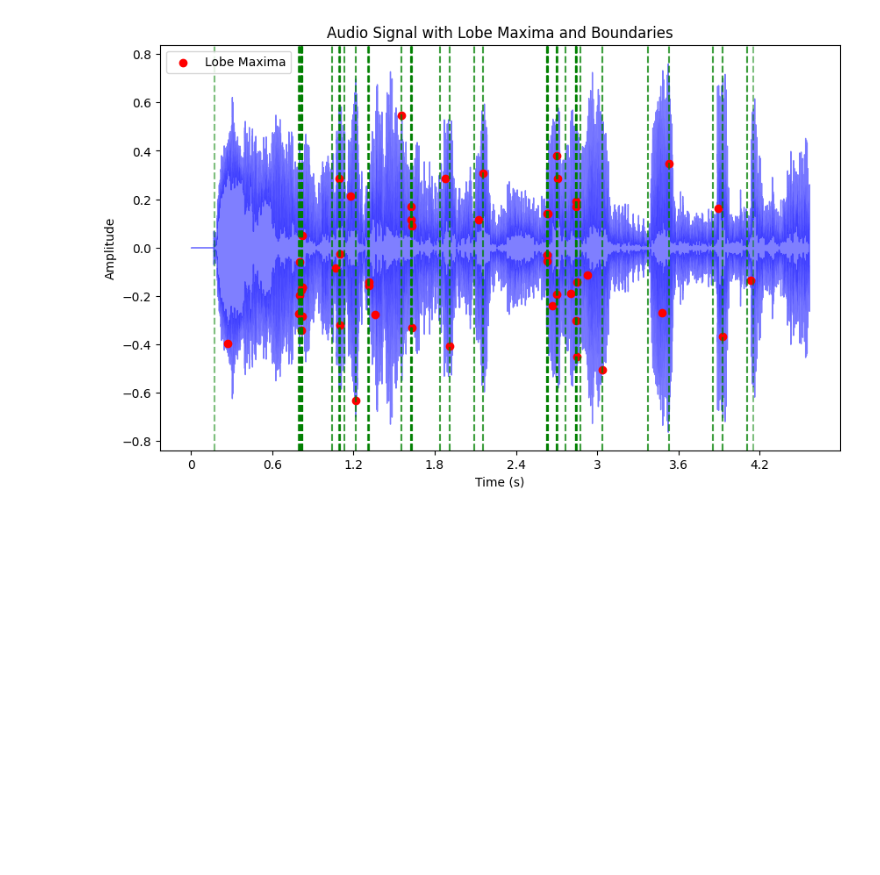
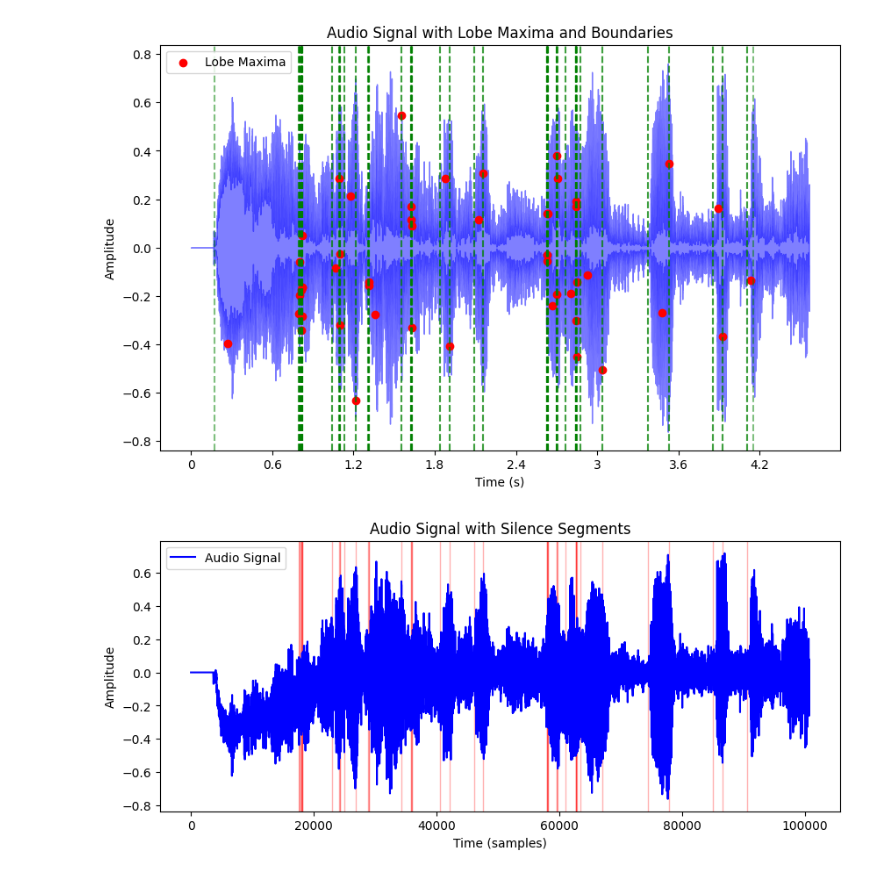
Before and after one commit to cvhkr19/AI-in-speech-processing, a Jupyter notebook: lab3/Lab03.ipynb, the cells around one changed output. Saved outputs shown, nothing was run; the diff lists cells and outputs as text; code cells hidden in the pictures; blank space fills up the shorter version.

```diff
--- a/lab3/Lab03.ipynb
+++ b/lab3/Lab03.ipynb
@@ -179,3 +191,26 @@ plt.legend()
 plt.show()
 # %% [output]
 [figure]
+# %%
+import numpy as np
+import matplotlib.pyplot as plt
+
+silence_segments = []
+for i in range(len(lobe_boundaries) - 1):
+    silence_start = lobe_boundaries[i][1]
+    silence_end = lobe_boundaries[i + 1][0]
+    silence_segments.append((silence_start, silence_end))
+
+plt.figure(figsize=(10, 4))
+plt.plot(y, color='blue', label='Audio Signal')
+
+for segment in silence_segments:
+    plt.axvspan(segment[0], segment[1], color='red', alpha=0.3)
+
+plt.title('Audio Signal with Silence Segments')
+plt.xlabel('Time (samples)')
+plt.ylabel('Amplitude')
+plt.legend()
+plt.show()
+# %% [output]
+[figure, added]
```
Also changed, not shown: parts of 7 cells of this notebook.
